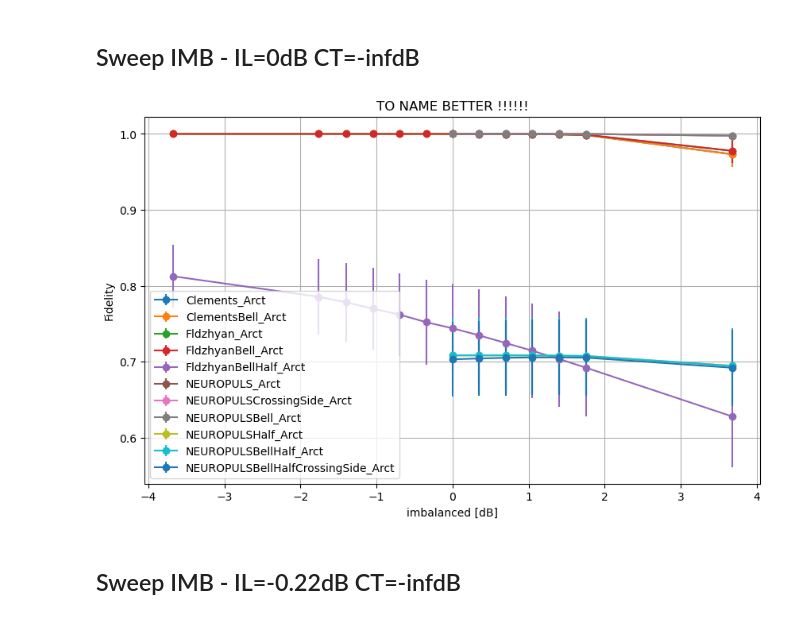
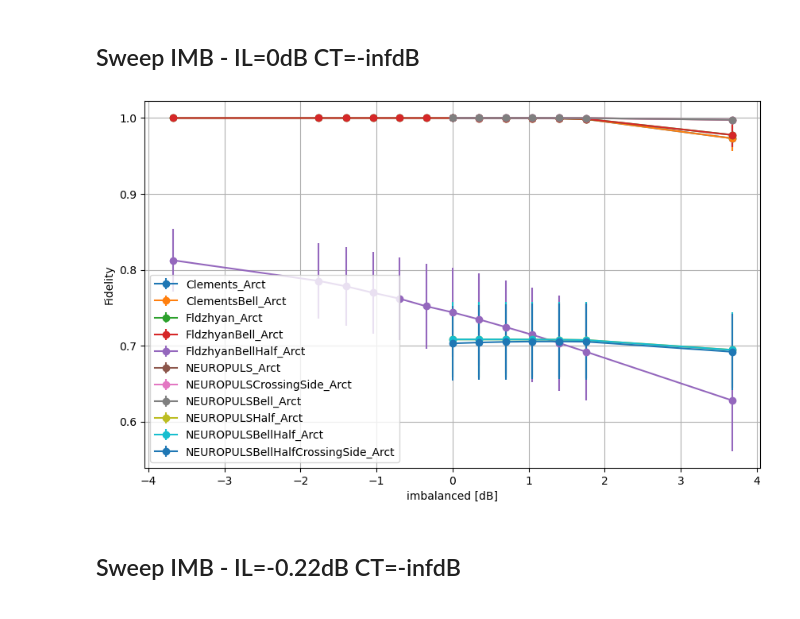
Before and after one commit to SBern1w/Code_Architecture_Paper, a Jupyter notebook: 20240612_dataAnalysis3/grapth_JSON_20240619.ipynb, the cells around one changed output. Drawn from its saved outputs; the diff is of its cells as text; code cells hidden in the pictures.

```diff
--- a/20240612_dataAnalysis3/grapth_JSON_20240619.ipynb
+++ b/20240612_dataAnalysis3/grapth_JSON_20240619.ipynb
@@ -25,35 +25,35 @@ def filter_list_of_dicts(dict_list, IL, CT):
     for dictionary in dict_list:
         if list(dictionary.values())[1] == IL and list(dictionary.values())[3] == CT:
             filtered_list.append(dictionary)
     return filtered_list
 
 
 plt.figure(figsize=(10, 6))
 # Download the file
 for arct in name_models_choise:
     file_JSON = "20240619_traking_"+arct+"_N8.json"
     with open(JSON_folder_name+file_JSON, 'r') as file:
         data = json.load(file)
     simulations = data["simulations"]
     if "NEUROPULS" in arct:
         filtered_list_disct = filter_list_of_dicts(dict_list=simulations, IL=0.0, CT=-1000.0)
     else:
         filtered_list_disct = filter_list_of_dicts(dict_list=simulations, IL=0.0, CT=None)
     imbalances = [sim["imbalance_const"] for sim in filtered_list_disct]
     average = [sim["average"] for sim in filtered_list_disct]
     std_dev = [sim["std_dev"] for sim in filtered_list_disct]
     plt.errorbar(imbalances, average, yerr=std_dev,
                 marker='o', label=arct)
 # plt.errorbar(imbalances, average, yerr=std_dev,
 #             marker='o', label=name_arch)
-plt.title('TO NAME BETTER !!!!!!')
+# plt.title('TO NAME BETTER !!!!!!')
 plt.xlabel('imbalanced [dB]')
 plt.ylabel('Fidelity')
 plt.legend()
 plt.grid(True)
 plt.show()
 # %% [output]
-[figure, old version]
+[figure, new version]
 # %% [markdown]
 ## Sweep IMB - IL=-0.22dB CT=-infdB
 # %%
```
Also changed, not shown: 14 other files.
